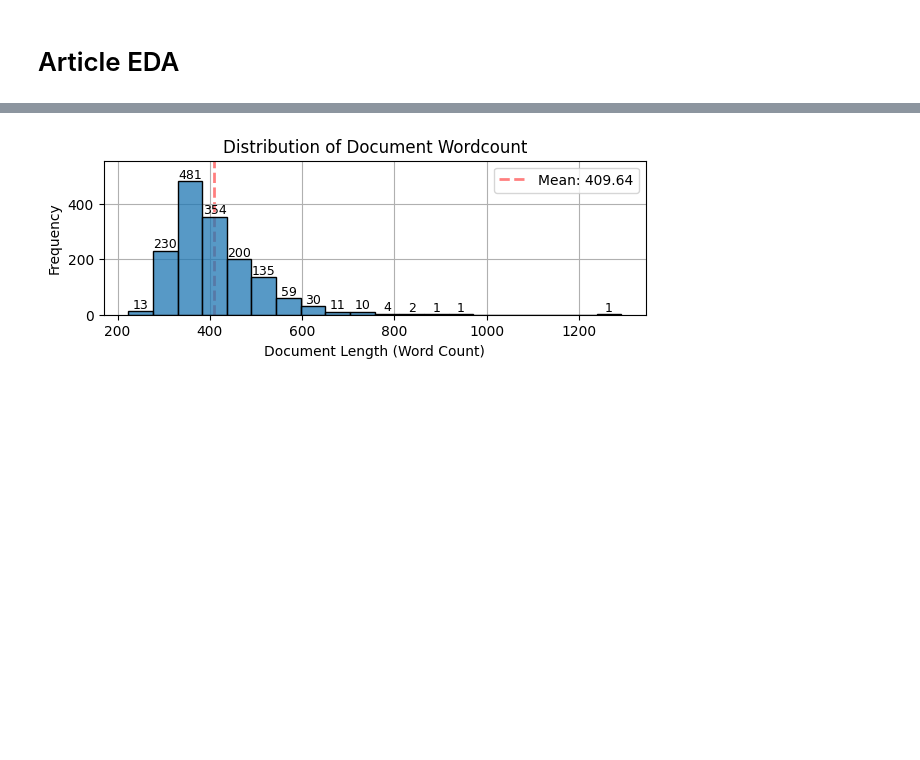
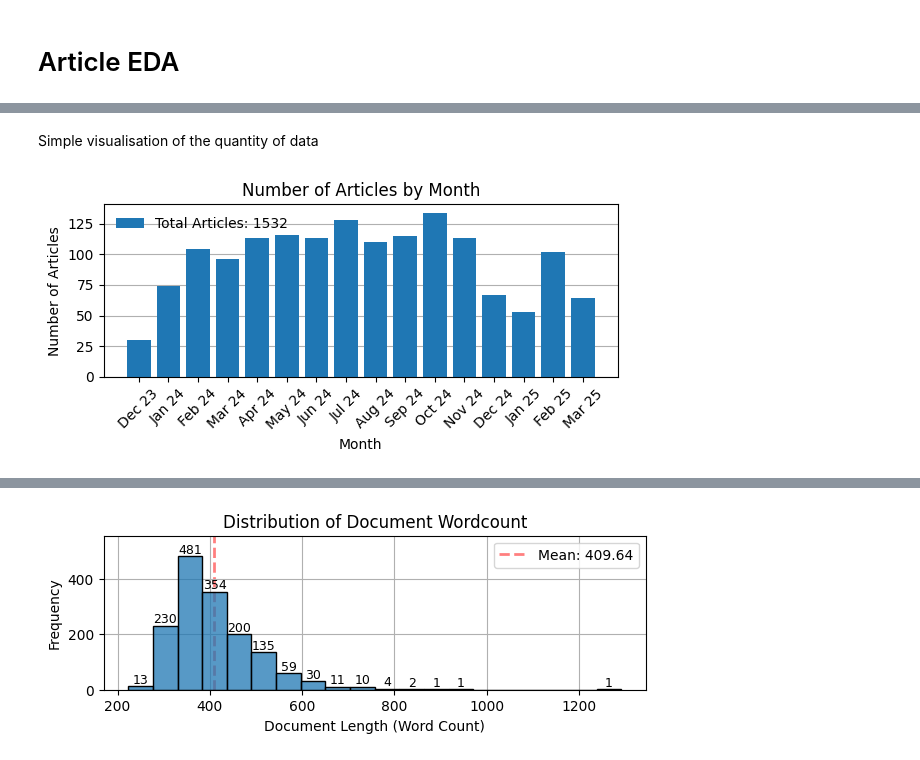
Before and after one commit to H-unter/MA3831-Assignment-2-3, a Jupyter notebook: code/scrape_article.ipynb, the cells around one changed output, grey strips where cells are left out. Saved outputs shown, nothing was run; the diff lists cells and outputs as text; code cells hidden in the pictures; blank space fills up the shorter version.

Commit message:
Add EDA and reformat report

```diff
--- a/code/scrape_article.ipynb
+++ b/code/scrape_article.ipynb
@@ -307,2 +271,8 @@ plt.show()
 # %% [markdown]
 # Article EDA
+# %%
+# RUN THIS CODE IF YOU ALREADY HAVE THE DATA
+df = pd.read_csv('../data/article_scraped_data.csv')
+df['datetime'] = pd.to_datetime(df['datetime'], errors='coerce')
+df['month'] = df['datetime'].dt.strftime('%b %y')
+df
@@ -308,0 +293,24 @@ plt.show()
+# %% [markdown]
+Simple visualisation of the quantity of data
+# %%
+# Ensure the x-axis is in the correct order of datetime
+articles_per_month = articles_per_month.sort_index(key=lambda x: pd.to_datetime(x, format='%b %y'))
+
+# Plot using matplotlib
+plt.figure(figsize=(6, 3))
+plt.title('Number of Articles by Month')
+plt.xlabel('Month')
+plt.ylabel('Number of Articles')
+plt.xticks(rotation=45)
+plt.grid(axis='y', zorder=0)  # Set grid zorder smaller than bars
+plt.bar(articles_per_month.index, articles_per_month.values, zorder=2)  # Bars with higher zorder
+
+# Add total articles as text in the top corner
+total_articles = len(df)
+plt.legend([f'Total Articles: {total_articles}'], loc='upper left', frameon=False)
+
+plt.tight_layout()
+# save as pdf to ../report/figures/
+plt.savefig('../report/figures/articles_per_month.pdf', format='pdf', bbox_inches='tight')
+# %% [output]
+[figure, added]
```
Also changed, not shown: parts of 3 cells of this notebook, 11 other files.
